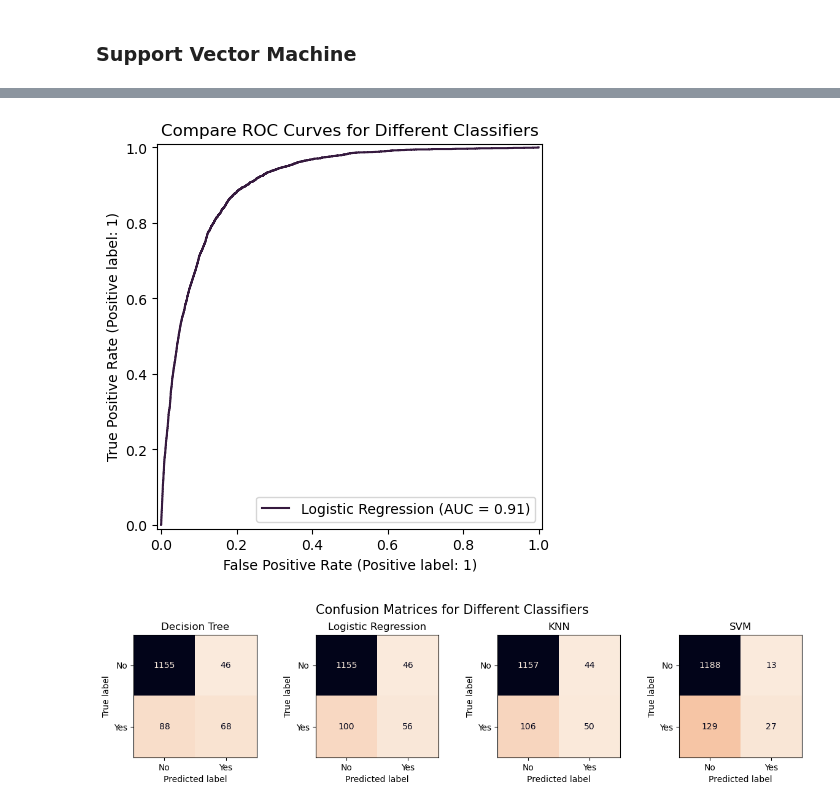
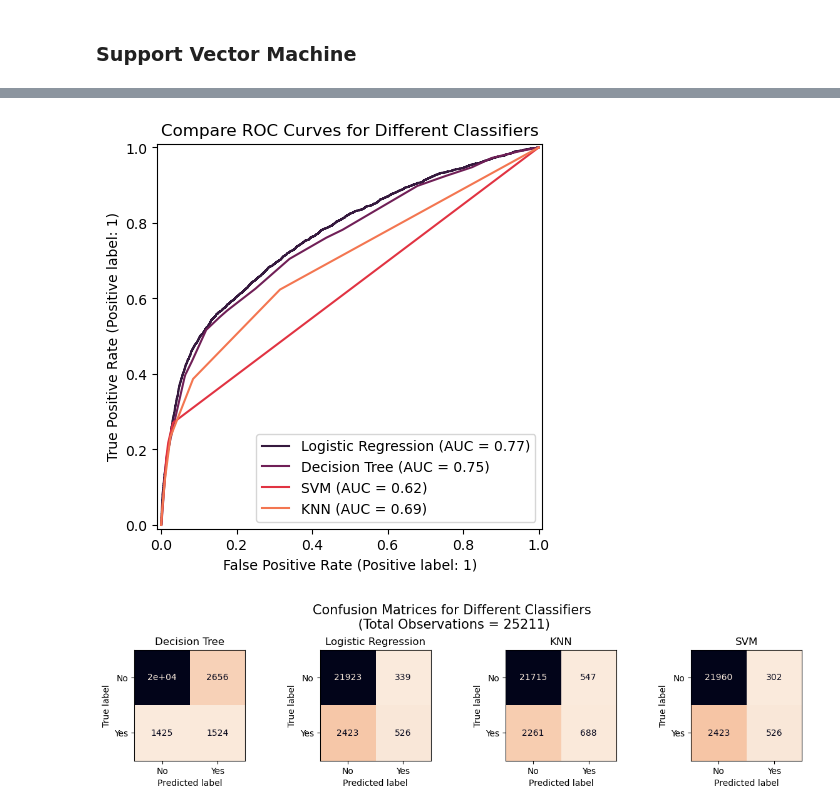
Before and after one commit to garimasc/bank_marketing, a Jupyter notebook: evaluate_classification.ipynb, the cells around one changed output, grey strips where cells are left out. Cells and saved outputs as stored; diff of their text form; code cells hidden in the pictures.

```diff
--- a/evaluate_classification.ipynb
+++ b/evaluate_classification.ipynb
@@ -50,14 +50,16 @@ cat_features= ['job', 'marital', 'education', 'contact', 'poutcome', 'month']
 binary_features = ['default', 'housing', 'loan']
 num_features = np.setdiff1d(data.columns, np.union1d(cat_features, binary_features)).tolist()
 num_features.remove('y')
+num_features.remove('duration')
 
 target= 'y'
 features = np.setdiff1d(data.columns, target).tolist()
+features.remove('duration') # remove duration since nnot known before the call. does not influence targeting strategy.
 data[target] = (data[target] == 'yes').astype(int)
 
 data[binary_features] = (data[binary_features] == "yes").astype(int)
 col_transform = ColumnTransformer([
-    ('oe', OneHotEncoder(drop= 'if_binary'), cat_features),
+    ('oe', OneHotEncoder(drop= 'if_binary', handle_unknown= 'ignore'), cat_features),
     ('poly', PolynomialFeatures(degree= 1), num_features)], remainder = 'passthrough')
 # %%
 X_train, X_test, y_train, y_test = train_test_split(data[features], data[target], train_size= int(2e4), shuffle= True,
@@ -70,7 +72,7 @@ logreg_pipe = Pipeline([
     ('clf', LogisticRegression(penalty= 'l1', solver= 'liblinear'))
 ])
 
-param_grid = {'clf__C': [1/(10**pp) for pp in range(-2,3)],
+param_grid = {'clf__C': [1/(10**pp) for pp in range(-2,3)],'clf__penalty': ['l1','l2'], 'clf__balanced': [None, 'balanced'],
               'transform__poly__degree': range(1,3)}
 logreg_grid = GridSearchCV(logreg_pipe, param_grid= param_grid, cv= 5, scoring= 'f1').fit(X_train, y_train)
 
@@ -149,8 +154,8 @@ plt.savefig("tree.png")
 # %%
 svm_pipe = Pipeline([
     ('transform', col_transform),
-    ('selector', RFE(LogisticRegression(), n_features_to_select= 42)),
-    ('clf', BaggingClassifier(estimator=SVC(), max_samples= 1000, n_estimators= 10))
+    # ('selector', RFE(LogisticRegression(), n_features_to_select= 43)),
+    ('clf', BaggingClassifier(estimator=SVC(), max_samples= 500, n_estimators= 10))
     # ('clf', SVC())
 ])
 
@@ -172,17 +172,17 @@ Test F1-score for SVM: 0.28
 # %%
 colors = sns.color_palette('rocket')
 
 fig,ax = plt.subplots(figsize= (6,5))
 RocCurveDisplay.from_estimator(logreg_grid, X_test, y_test, name= "Logistic Regression", ax= ax, color= colors[0])
-# RocCurveDisplay.from_estimator(tree_grid, X_test, y_test, name= "Decision Tree", ax= ax, color= colors[1])
-# RocCurveDisplay.from_estimator(svm_grid, X_test, y_test, name= "SVM", ax= ax, color= colors[2])
-# RocCurveDisplay.from_estimator(knn_grid, X_test, y_test, name= "KNN", ax= ax, color= colors[4])
+RocCurveDisplay.from_estimator(tree_grid, X_test, y_test, name= "Decision Tree", ax= ax, color= colors[1])
+RocCurveDisplay.from_estimator(svm_grid, X_test, y_test, name= "SVM", ax= ax, color= colors[3])
+RocCurveDisplay.from_estimator(knn_grid, X_test, y_test, name= "KNN", ax= ax, color= colors[4])
 
 
 ax.set_title("Compare ROC Curves for Different Classifiers", fontsize= 12);
 fig.savefig("roc_curves_all.png")
 # %% [output]
-[figure, old version]
+[figure, new version]
 # %%
 fig, axs = plt.subplots(figsize= (12,3), ncols= 4)
 
@@ -199,8 +199,8 @@ ConfusionMatrixDisplay.from_estimator(svm_grid, X_test, y_test, ax= axs[3], cmap
                                       display_labels= ['No','Yes'], colorbar= False)
 axs[3].set_title("SVM")
 
-plt.suptitle("Confusion Matrices for Different Classifiers", fontsize= 15)
+plt.suptitle(f"Confusion Matrices for Different Classifiers\n (Total Observations = {X_test.shape[0]})", fontsize= 15)
 plt.tight_layout();
 fig.savefig("confusion_matrices_all.png")
 # %% [output]
-[figure, old version]
+[figure, new version]
```
Also changed, not shown: parts of 5 cells of this notebook, 3 other files.
